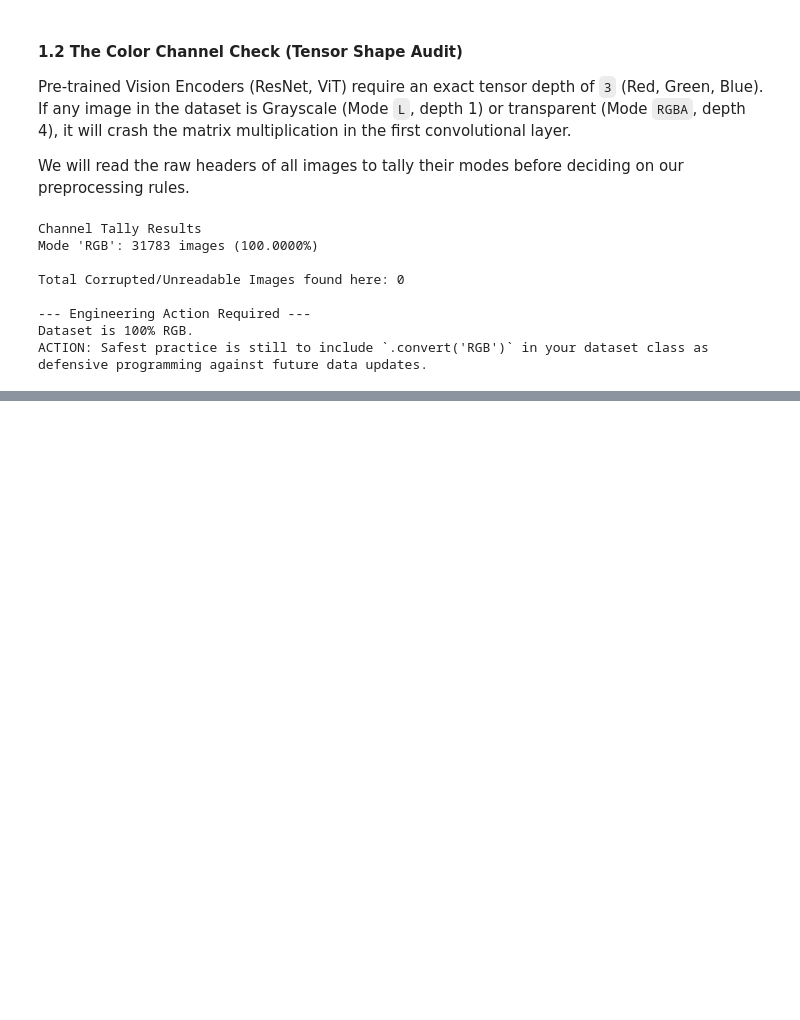
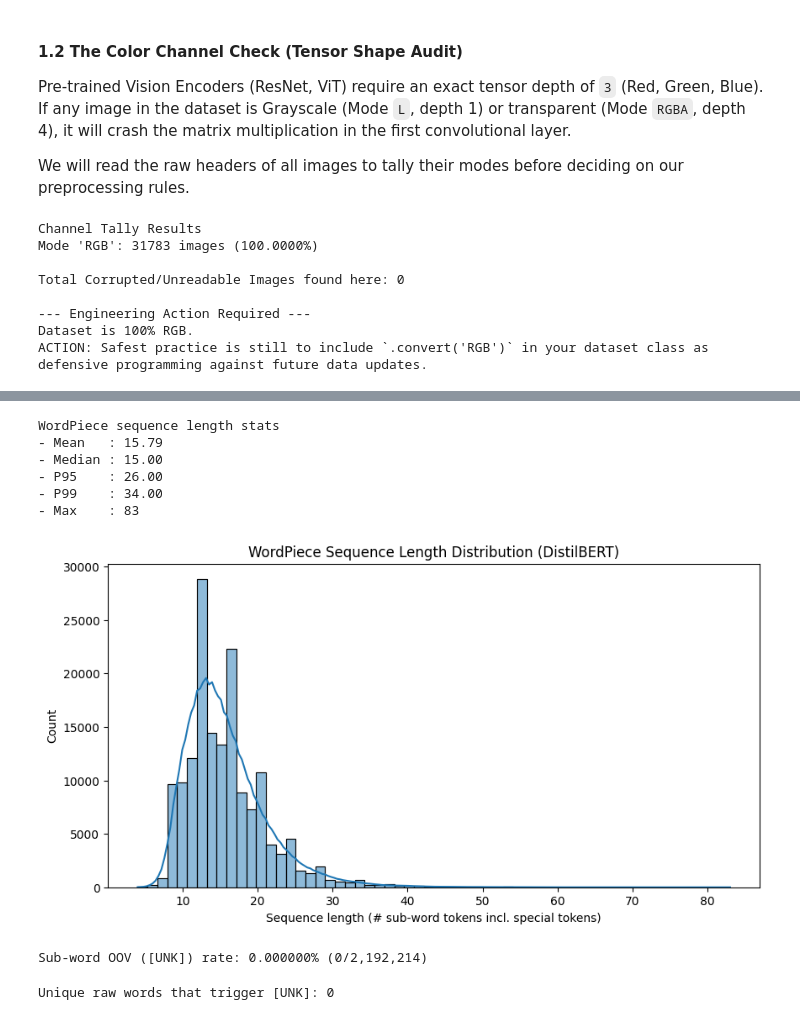
Before and after one commit to AnujKumar-1628/CLIP-Style-MultiModal-Retrieval-System, a Jupyter notebook: notebooks/01_data_exploration.ipynb, the cells around one changed output, grey strips where cells are left out. Cells and saved outputs as stored; diff of their text form; code cells hidden in the pictures; blank space fills up the shorter version.

```diff
--- a/notebooks/01_data_exploration.ipynb
+++ b/notebooks/01_data_exploration.ipynb
@@ -342,0 +380,9 @@ ACTION: Safest practice is still to include `.convert('RGB')` in your dataset cl
+# %%
+# DistilBERT tokenizer for true compute/OOV profiling
+try:
+    tokenizer = DistilBertTokenizer.from_pretrained('distilbert-base-uncased')
+    print('Tokenizer loaded: distilbert-base-uncased')
+except Exception as e:
+    tokenizer = None
+    print('Tokenizer load failed. Install/check transformers model cache and rerun this section.')
+    print('Error:', e)
@@ -342,0 +398,71 @@ ACTION: Safest practice is still to include `.convert('RGB')` in your dataset cl
+# %%
+if tokenizer is None:
+    print('Skip this cell: tokenizer not available.')
+else:
+    # ---- A) Sub-word sequence distribution (true compute footprint)
+    wp_seq_lens = []
+    for txt in tqdm(text_df[TEXT_COL], desc='WordPiece length profiling'):
+        ids = tokenizer.encode(txt, add_special_tokens=True, truncation=False)
+        wp_seq_lens.append(len(ids))
+
+    text_df['wp_seq_len'] = wp_seq_lens
+
+    p50, p95, p99 = np.percentile(text_df['wp_seq_len'], [50, 95, 99])
+    print('WordPiece sequence length stats')
+    print(f"- Mean   : {text_df['wp_seq_len'].mean():.2f}")
+    print(f"- Median : {p50:.2f}")
+    print(f"- P95    : {p95:.2f}")
+    print(f"- P99    : {p99:.2f}")
+    print(f"- Max    : {text_df['wp_seq_len'].max()}")
+
+    plt.figure(figsize=(10, 5))
+    sns.histplot(text_df['wp_seq_len'], bins=60, kde=True)
+    plt.title('WordPiece Sequence Length Distribution (DistilBERT)')
+    plt.xlabel('Sequence length (# sub-word tokens incl. special tokens)')
+    plt.ylabel('Count')
+    plt.show()
+
+    # ---- B) Vocabulary coverage / OOV rate at sub-word level
+    unk_id = tokenizer.unk_token_id
+    total_subwords = 0
+    total_unk = 0
+    batch_size = 1024
+
+    for i in tqdm(range(0, len(text_df), batch_size), desc='UNK token rate profiling'):
+        batch_text = text_df[TEXT_COL].iloc[i:i+batch_size].tolist()
+        enc = tokenizer(batch_text, add_special_tokens=False, truncation=False)
+        for ids in enc['input_ids']:
+            total_subwords += len(ids)
+            total_unk += sum(1 for t in ids if t == unk_id)
+
+    oov_rate = (total_unk / total_subwords) if total_subwords else 0.0
+    print(f"Sub-word OOV ([UNK]) rate: {oov_rate:.6%} ({total_unk:,}/{total_subwords:,})")
+
+    # ---- C) Most frequent raw words that map to [UNK] (domain-gap probe)
+    raw_words = text_df['tokens'].explode().dropna()
+    unique_words = raw_words.unique().tolist()
+
+    unknown_word_set = set()
+    for w in tqdm(unique_words, desc='Unknown raw-word scan'):
+        ids = tokenizer.encode(w, add_special_tokens=False)
+        if unk_id in ids:
+            unknown_word_set.add(w)
+
+    unknown_word_counts = (
+        raw_words[raw_words.isin(unknown_word_set)]
+        .value_counts()
+        .head(30)
+    )
+
+    print(f"Unique raw words that trigger [UNK]: {len(unknown_word_set):,}")
+    display(unknown_word_counts.to_frame('count'))
+# %% [output]
+WordPiece sequence length stats
+- Mean   : 15.79
+- Median : 15.00
+- P95    : 26.00
+- P99    : 34.00
+- Max    : 83
+[figure, added]
+Sub-word OOV ([UNK]) rate: 0.000000% (0/2,192,214)
+Unique raw words that trigger [UNK]: 0
```
Also changed, not shown: parts of 23 cells of this notebook.
